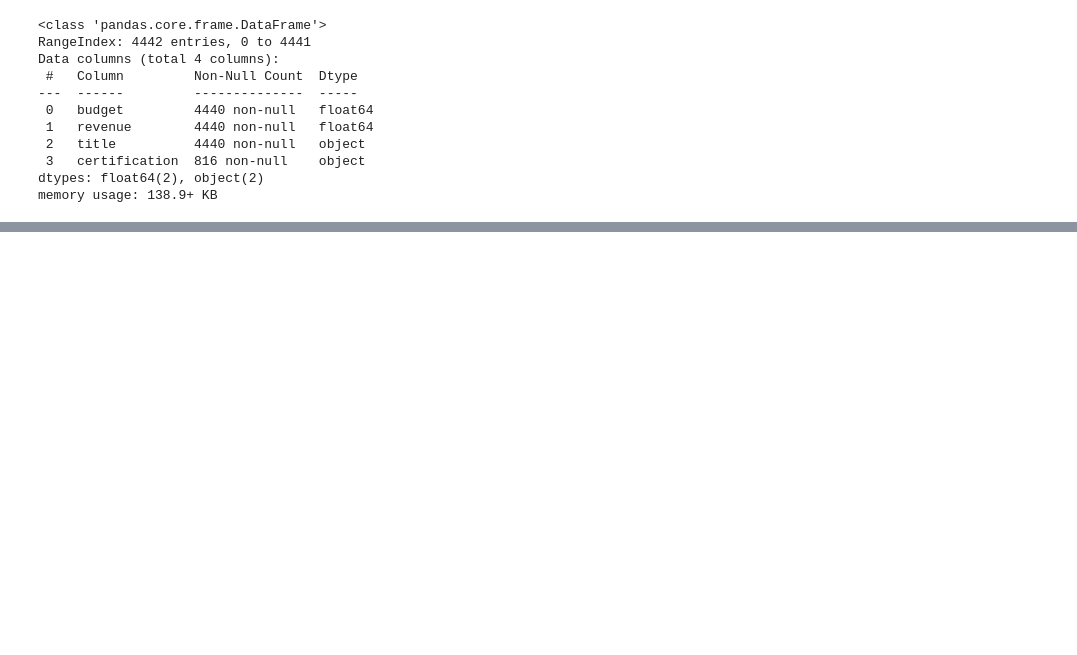
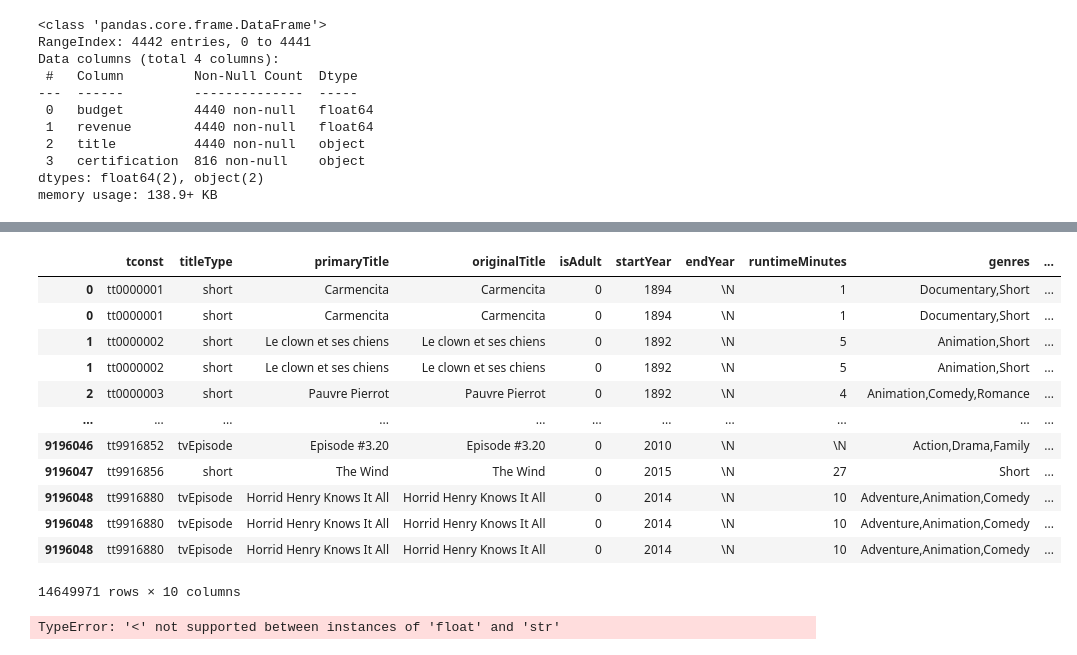
Before and after one commit to fid2445/Project-3-, a Jupyter notebook: Mike Fiddler Project 3- Part 3.ipynb, the cells around one changed output, grey strips where cells are left out. Cells and saved outputs as stored; diff of their text form; code cells hidden in the pictures; blank space fills up the shorter version.

```diff
--- a/Mike Fiddler Project 3- Part 3.ipynb
+++ b/Mike Fiddler Project 3- Part 3.ipynb
@@ -660,0 +681,22 @@ basics
+# %%
+exploded_genres = basics.explode('genres_split')
+exploded_genres
+# %% [output]
+|  | tconst | titleType | primaryTitle | originalTitle | isAdult | startYear | endYear | runtimeMinutes | genres | ... |
+| 0 | tt0000001 | short | Carmencita | Carmencita | 0 | 1894 | \N | 1 | Documentary,Short | ... |
+| 0 | tt0000001 | short | Carmencita | Carmencita | 0 | 1894 | \N | 1 | Documentary,Short | ... |
+| 1 | tt0000002 | short | Le clown et ses chiens | Le clown et ses chiens | 0 | 1892 | \N | 5 | Animation,Short | ... |
+| 1 | tt0000002 | short | Le clown et ses chiens | Le clown et ses chiens | 0 | 1892 | \N | 5 | Animation,Short | ... |
+| 2 | tt0000003 | short | Pauvre Pierrot | Pauvre Pierrot | 0 | 1892 | \N | 4 | Animation,Comedy,Romance | ... |
+| ... | ... | ... | ... | ... | ... | ... | ... | ... | ... | ... |
+| 9196046 | tt9916852 | tvEpisode | Episode #3.20 | Episode #3.20 | 0 | 2010 | \N | \N | Action,Drama,Family | ... |
+| 9196047 | tt9916856 | short | The Wind | The Wind | 0 | 2015 | \N | 27 | Short | ... |
+| 9196048 | tt9916880 | tvEpisode | Horrid Henry Knows It All | Horrid Henry Knows It All | 0 | 2014 | \N | 10 | Adventure,Animation,Comedy | ... |
+| 9196048 | tt9916880 | tvEpisode | Horrid Henry Knows It All | Horrid Henry Knows It All | 0 | 2014 | \N | 10 | Adventure,Animation,Comedy | ... |
+| 9196048 | tt9916880 | tvEpisode | Horrid Henry Knows It All | Horrid Henry Knows It All | 0 | 2014 | \N | 10 | Adventure,Animation,Comedy | ... |
+14649971 rows × 10 columns
+# %%
+unique_genres = sorted(exploded_genres['genres_split'].unique())
+unique_genres[:3]
+# %% [output]
+TypeError: '<' not supported between instances of 'float' and 'str'
```
Also changed, not shown: parts of 47 cells of this notebook, 8 other files.
